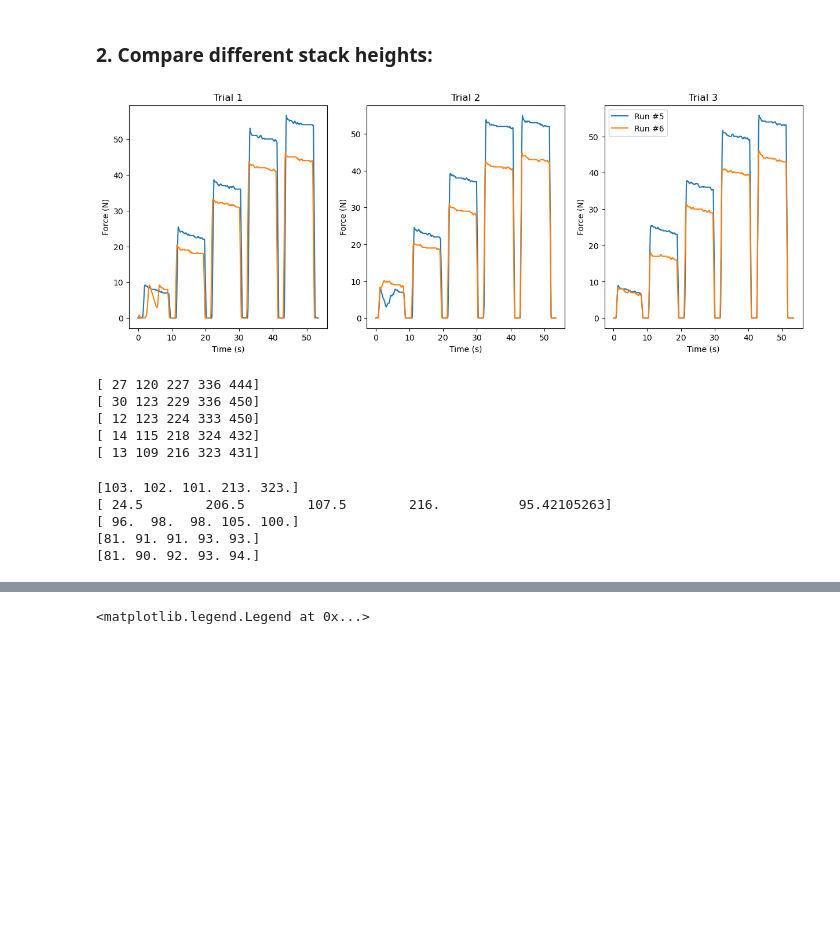
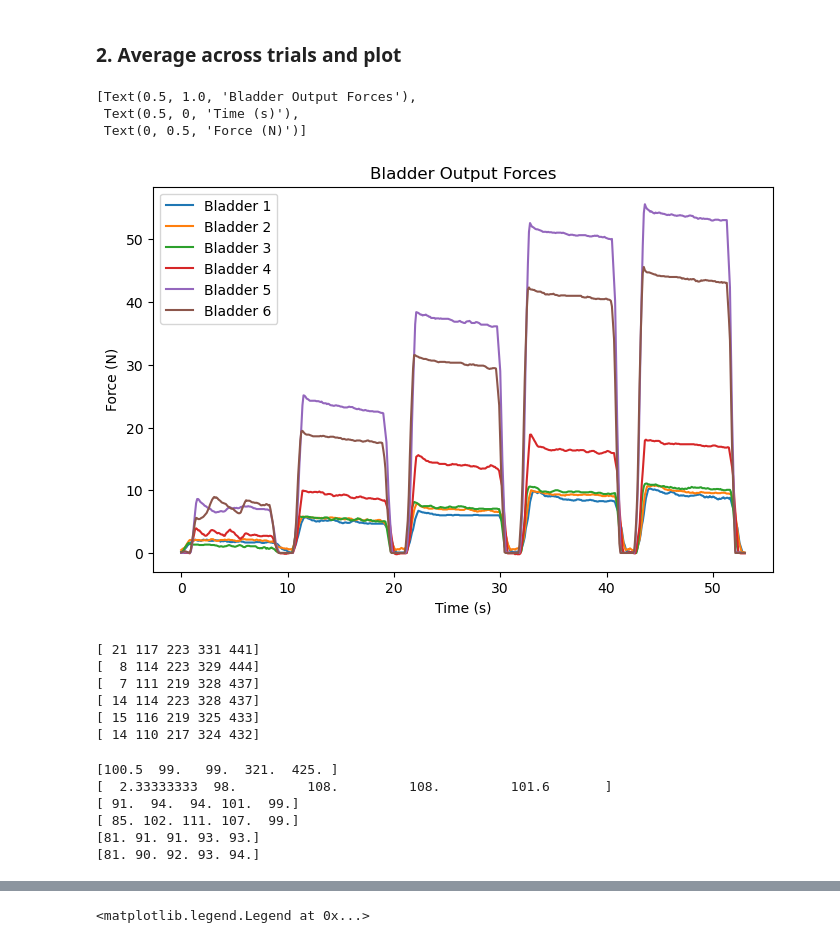
Before and after one commit to kateharvey/capstone, a Jupyter notebook: force-data/force-analysis-march13.ipynb, the cells around one changed output, grey strips where cells are left out. Drawn from its saved outputs; the diff is of its cells as text; code cells hidden in the pictures; blank space fills up the shorter version.

Commit message:
updating force plots, notebook

```diff
--- a/force-data/force-analysis-march13.ipynb
+++ b/force-data/force-analysis-march13.ipynb
@@ -74,65 +79,71 @@ fig.show()
-# %% [markdown]
-### 2. Compare different stack heights:
-# %%
-# visualize data
-%matplotlib inline
-fig, ((ax1, ax2, ax3)) = plt.subplots(1, 3, figsize=(15, 5))
-
-ax1.plot(trial1['Time (s) Run #5'], y5_1, label='Run #5')
-ax1.plot(trial1['Time (s) Run #6'], y6_1, label='Run #6')
-
-ax2.plot(trial2['Time (s) Run #5'], y5_2, label='Run #5')
-ax2.plot(trial2['Time (s) Run #6'], y6_2, label='Run #6')
-
-ax3.plot(trial3['Time (s) Run #5'], y5_3, label='Run #5')
-ax3.plot(trial3['Time (s) Run #6'], y6_3, label='Run #6')
-
-ax1.set(title='Trial 1', xlabel='Time (s)', ylabel='Force (N)')
-ax2.set(title='Trial 2', xlabel='Time (s)', ylabel='Force (N)')
-ax3.set(title='Trial 3', xlabel='Time (s)', ylabel='Force (N)')
-ax3.legend()
-fig.show()
-# %% [output]
-[figure, removed]
+# %% [markdown]
+### 2. Average across trials and plot
 # %%
+# calculate average force
 avg1 = np.mean((y1_1, y1_2, y1_3), axis=0)
 avg2 = np.mean((y2_1, y2_2, y2_3), axis=0)
 avg3 = np.mean((y3_1, y3_2, y3_3), axis=0)
+avg4 = np.mean((y4_1, y4_2, y4_3), axis=0)
+avg5 = np.mean((y5_1, y5_2, y5_3), axis=0)
+avg6 = np.mean((y6_1, y6_2, y6_3), axis=0)
+# %%
+# plot average force
+%matplotlib inline
+fig, ax = plt.subplots(1, 1, figsize=(8, 5))
+
+ax.plot(trial1['Time (s) Run #1'], avg1, label='Bladder 1')
+ax.plot(trial1['Time (s) Run #2'], avg2, label='Bladder 2')
+ax.plot(trial1['Time (s) Run #3'], avg3, label='Bladder 3')
+ax.plot(trial1['Time (s) Run #4'], avg4, label='Bladder 4')
+ax.plot(trial1['Time (s) Run #5'], avg5, label='Bladder 5')
+ax.plot(trial1['Time (s) Run #6'], avg6, label='Bladder 6')
+ax.legend()
+
+ax.set(title='Bladder Output Forces', xlabel='Time (s)', ylabel='Force (N)')
+# %% [output]
+[Text(0.5, 1.0, 'Bladder Output Forces'),
+ Text(0.5, 0, 'Time (s)'),
+ Text(0, 0.5, 'Force (N)')]
+[figure, added]
 # %%
-# use trial 3
 # get indices of peaks (single point on left edge)
 peak_1, props1 = signal.find_peaks(avg1, rel_height=2, distance=90)
-peak_2, props2 = signal.find_peaks(avg2, rel_height=2, distance=80)
+peak_2, props2 = signal.find_peaks(avg2, rel_height=2, distance=90)
 peak_3, props3 = signal.find_peaks(avg3, rel_height=2, distance=90)
 print(peak_1)
 print(peak_2)
 print(peak_3)
 
+peak_4, props4 = signal.find_peaks(avg4, rel_height=2, distance=90)
 peak_5, props5 = signal.find_peaks(y5_3, rel_height=2, distance=80)
 peak_6, props5 = signal.find_peaks(y6_3, rel_height=2, distance=90)
+print(peak_4)
 print(peak_5)
 print(peak_6)
 # %% [output]
-[ 27 120 227 336 444]
-[ 30 123 229 336 450]
-[ 12 123 224 333 450]
-[ 14 115 218 324 432]
-[ 13 109 216 323 431]
+[ 21 117 223 331 441]
+[  8 114 223 329 444]
+[  7 111 219 328 437]
+[ 14 114 223 328 437]
+[ 15 116 219 325 433]
+[ 14 110 217 324 432]
 # %%
 pw_1 = signal.peak_widths(avg1, peak_1, rel_height=1)
 pw_2 = signal.peak_widths(avg2, peak_2, rel_height=1)
 pw_3 = signal.peak_widths(avg3, peak_3, rel_height=1)
+pw_4 = signal.peak_widths(avg4, peak_4, rel_height=1)
+pw_5 = signal.peak_widths(y5_3, peak_5, rel_height=1)
+pw_6 = signal.peak_widths(y6_3, peak_6, rel_height=1)
 print(pw_1[0])
 print(pw_2[0])
 print(pw_3[0])
-
-pw_5 = signal.peak_widths(y5_3, peak_5, rel_height=1)
-pw_6 = signal.peak_widths(y6_3, peak_6, rel_height=1)
+print(pw_4[0])
 print(pw_5[0])
 print(pw_6[0])
 # %% [output]
-[103. 102. 101. 213. 323.]
-[ 24.5        206.5        107.5        216.          95.42105263]
-[ 96.  98.  98. 105. 100.]
+[100.5  99.   99.  321.  425. ]
+[  2.33333333  98.         108.         108.         101.6       ]
+[ 91.  94.  94. 101.  99.]
+[ 85. 102. 111. 107.  99.]
 [81. 91. 91. 93. 93.]
 [81. 90. 92. 93. 94.]
```
Also changed, not shown: parts of 13 cells of this notebook, 6 other files.
